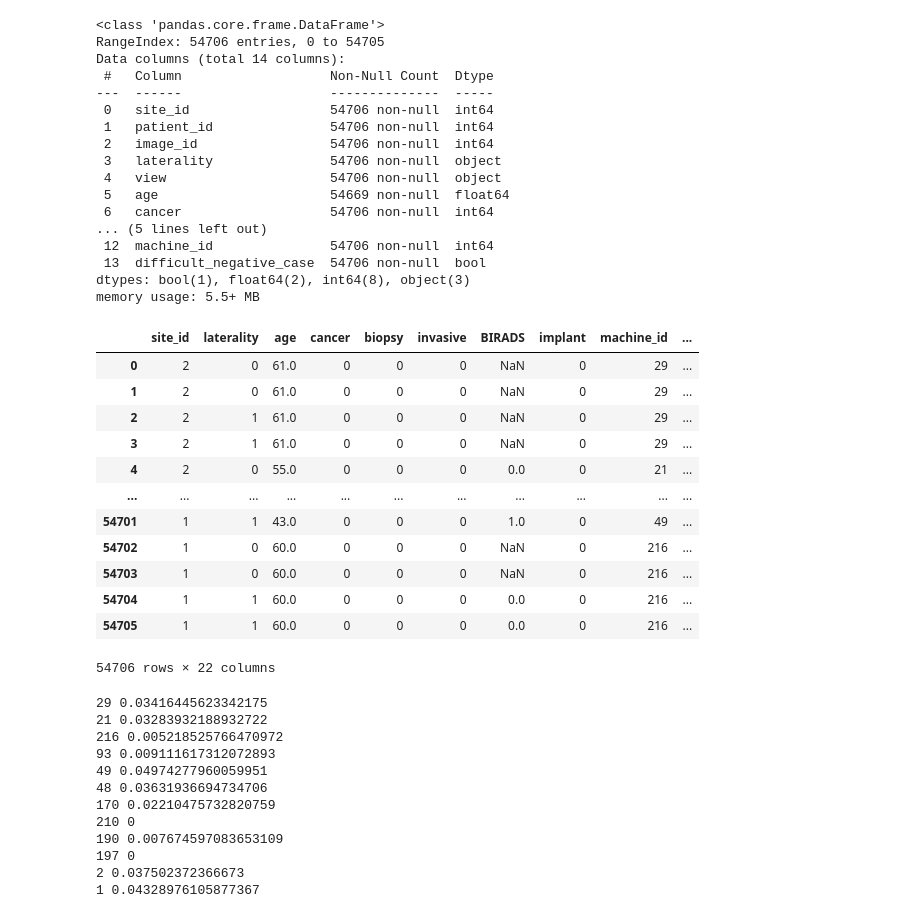
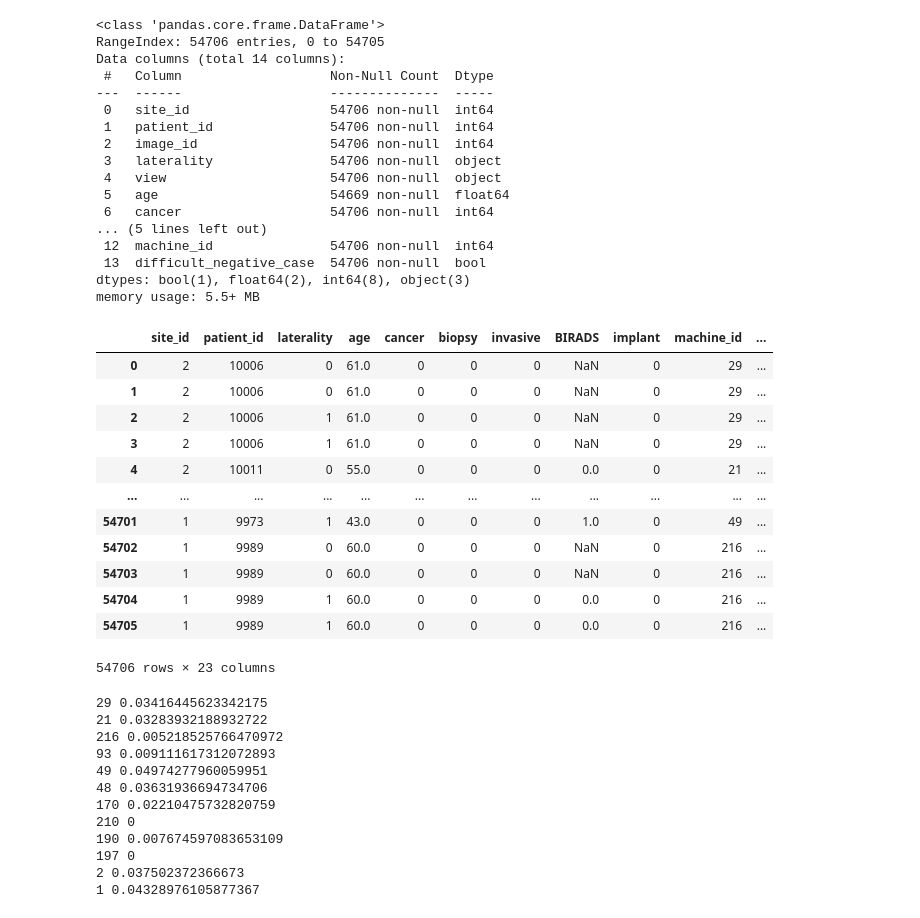
Before and after one commit to Graham-Broughton/cancer, a Jupyter notebook: notebooks/1.eda.ipynb, the cells around one changed output. Cells and saved outputs as stored; diff of their text form; code cells hidden in the pictures.

```diff
--- a/notebooks/1.eda.ipynb
+++ b/notebooks/1.eda.ipynb
@@ -2,49 +2,49 @@
 import pandas as pd
 import numpy as np
 # %%
-train = pd.read_csv('train.csv')
-test = pd.read_csv('test.csv')
+train = pd.read_csv('../data/train.csv')
+test = pd.read_csv('../data/test.csv')
 train.info()
 cols = train.columns.tolist()
-cols = cols[0:1]+ cols[3:]
+cols = cols[0:2]+ cols[3:]
 train = train[cols]
 train['laterality'] = train['laterality'].apply(lambda x: 1 if x == 'R' else 0)
 tmp = train[['view', 'density']]
 train = pd.get_dummies(train)
 train['view'] = tmp['view']
 train['density'] = tmp['density']
 train
 # %% [output]
 <class 'pandas.core.frame.DataFrame'>
 RangeIndex: 54706 entries, 0 to 54705
 Data columns (total 14 columns):
  #   Column                   Non-Null Count  Dtype
 ---  ------                   --------------  -----
  0   site_id                  54706 non-null  int64
  1   patient_id               54706 non-null  int64
  2   image_id                 54706 non-null  int64
  3   laterality               54706 non-null  object
  4   view                     54706 non-null  object
  5   age                      54669 non-null  float64
  6   cancer                   54706 non-null  int64
 ... (5 lines left out)
  12  machine_id               54706 non-null  int64
  13  difficult_negative_case  54706 non-null  bool
 dtypes: bool(1), float64(2), int64(8), object(3)
 memory usage: 5.5+ MB
-|  | site_id | laterality | age | cancer | biopsy | invasive | BIRADS | implant | machine_id | ... |
-| 0 | 2 | 0 | 61.0 | 0 | 0 | 0 | NaN | 0 | 29 | ... |
-| 1 | 2 | 0 | 61.0 | 0 | 0 | 0 | NaN | 0 | 29 | ... |
-| 2 | 2 | 1 | 61.0 | 0 | 0 | 0 | NaN | 0 | 29 | ... |
-| 3 | 2 | 1 | 61.0 | 0 | 0 | 0 | NaN | 0 | 29 | ... |
-| 4 | 2 | 0 | 55.0 | 0 | 0 | 0 | 0.0 | 0 | 21 | ... |
-| ... | ... | ... | ... | ... | ... | ... | ... | ... | ... | ... |
-| 54701 | 1 | 1 | 43.0 | 0 | 0 | 0 | 1.0 | 0 | 49 | ... |
-| 54702 | 1 | 0 | 60.0 | 0 | 0 | 0 | NaN | 0 | 216 | ... |
-| 54703 | 1 | 0 | 60.0 | 0 | 0 | 0 | NaN | 0 | 216 | ... |
-| 54704 | 1 | 1 | 60.0 | 0 | 0 | 0 | 0.0 | 0 | 216 | ... |
-| 54705 | 1 | 1 | 60.0 | 0 | 0 | 0 | 0.0 | 0 | 216 | ... |
+|  | site_id | patient_id | laterality | age | cancer | biopsy | invasive | BIRADS | implant | machine_id | ... |
+| 0 | 2 | 10006 | 0 | 61.0 | 0 | 0 | 0 | NaN | 0 | 29 | ... |
+| 1 | 2 | 10006 | 0 | 61.0 | 0 | 0 | 0 | NaN | 0 | 29 | ... |
+| 2 | 2 | 10006 | 1 | 61.0 | 0 | 0 | 0 | NaN | 0 | 29 | ... |
+| 3 | 2 | 10006 | 1 | 61.0 | 0 | 0 | 0 | NaN | 0 | 29 | ... |
+| 4 | 2 | 10011 | 0 | 55.0 | 0 | 0 | 0 | 0.0 | 0 | 21 | ... |
+| ... | ... | ... | ... | ... | ... | ... | ... | ... | ... | ... | ... |
+| 54701 | 1 | 9973 | 1 | 43.0 | 0 | 0 | 0 | 1.0 | 0 | 49 | ... |
+| 54702 | 1 | 9989 | 0 | 60.0 | 0 | 0 | 0 | NaN | 0 | 216 | ... |
+| 54703 | 1 | 9989 | 0 | 60.0 | 0 | 0 | 0 | NaN | 0 | 216 | ... |
+| 54704 | 1 | 9989 | 1 | 60.0 | 0 | 0 | 0 | 0.0 | 0 | 216 | ... |
+| 54705 | 1 | 9989 | 1 | 60.0 | 0 | 0 | 0 | 0.0 | 0 | 216 | ... |
-54706 rows × 22 columns
+54706 rows × 23 columns
 # %%
 def pfbeta(labels, predictions, beta=1):
     y_true_count = 0
```
Also changed, not shown: 7 other files.
